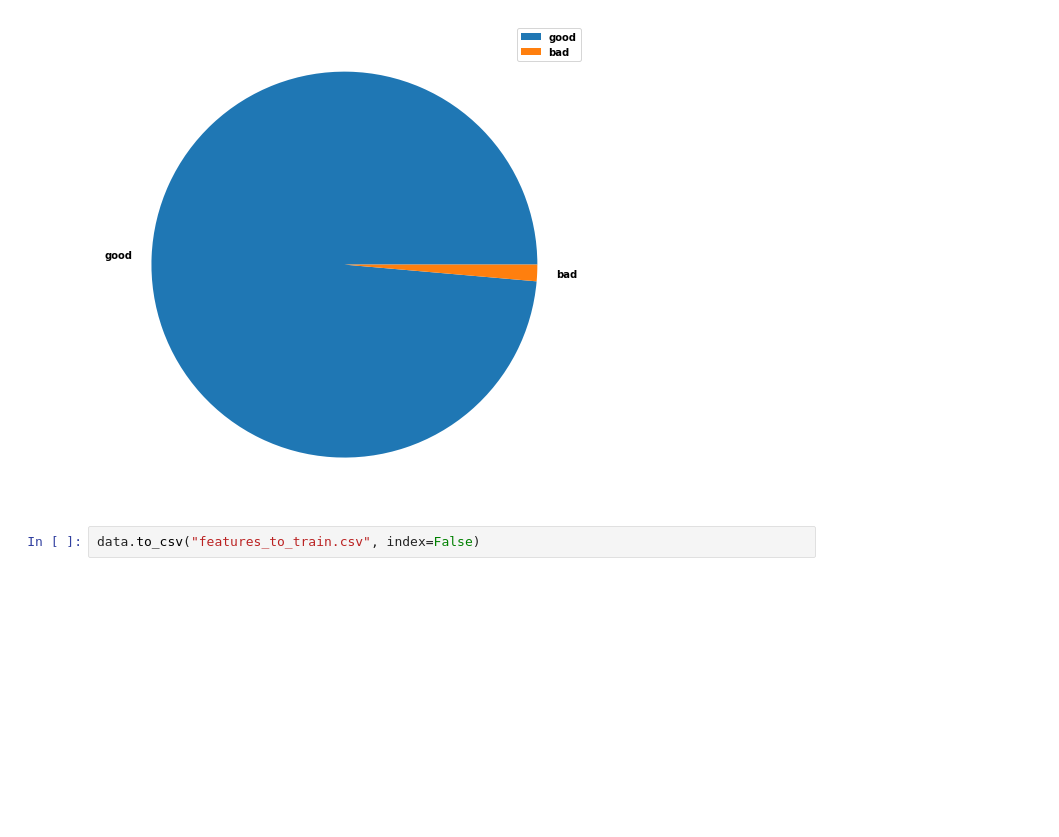
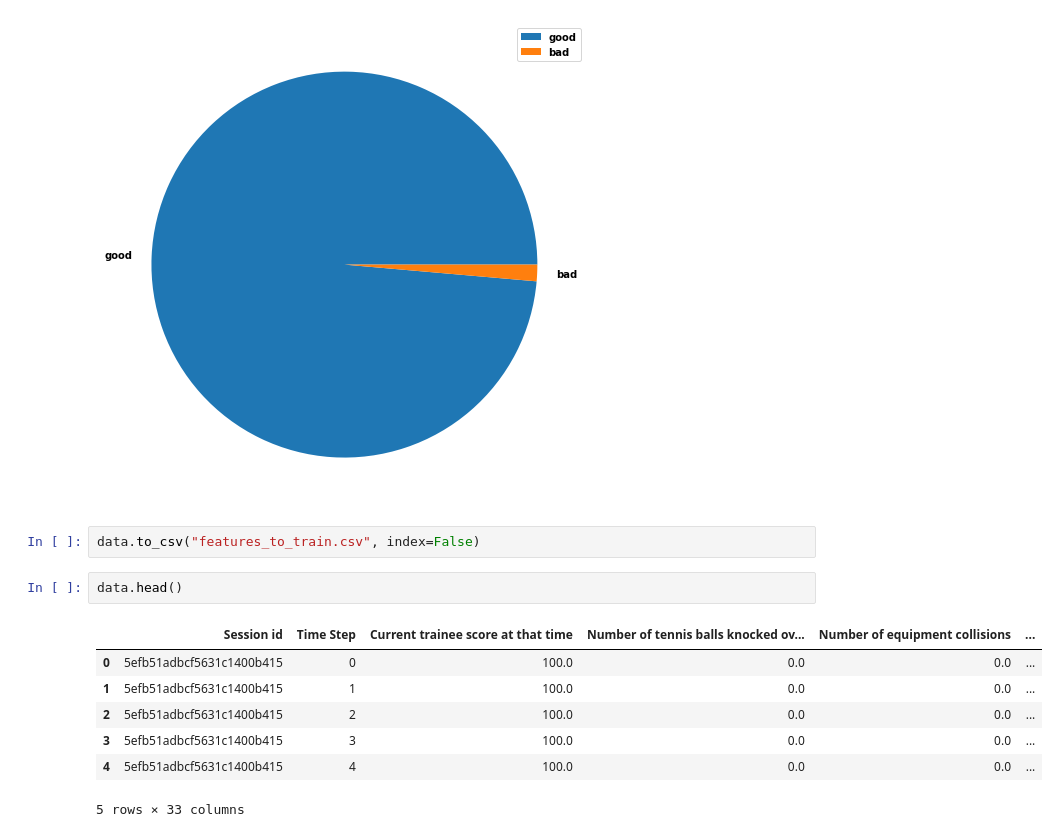
Before and after one commit to pranavAL/InvRL_Auto-Evaluate, a Jupyter notebook: EDA.ipynb, the cells around one changed output. Saved outputs shown, nothing was run; the diff lists cells and outputs as text; blank space fills up the shorter version.

```diff
--- a/EDA.ipynb
+++ b/EDA.ipynb
@@ -226,3 +226,13 @@ plt.show()
 [figure]
 # %%
 data.to_csv("features_to_train.csv", index=False)
+# %%
+data.head()
+# %% [output]
+|  | Session id | Time Step | Current trainee score at that time | Number of tennis balls knocked ov... | Number of equipment collisions | ... |
+| 0 | 5efb51adbcf5631c1400b415 | 0 | 100.0 | 0.0 | 0.0 | ... |
+| 1 | 5efb51adbcf5631c1400b415 | 1 | 100.0 | 0.0 | 0.0 | ... |
+| 2 | 5efb51adbcf5631c1400b415 | 2 | 100.0 | 0.0 | 0.0 | ... |
+| 3 | 5efb51adbcf5631c1400b415 | 3 | 100.0 | 0.0 | 0.0 | ... |
+| 4 | 5efb51adbcf5631c1400b415 | 4 | 100.0 | 0.0 | 0.0 | ... |
+5 rows × 33 columns
```
Also changed, not shown: parts of 2 cells of this notebook.
